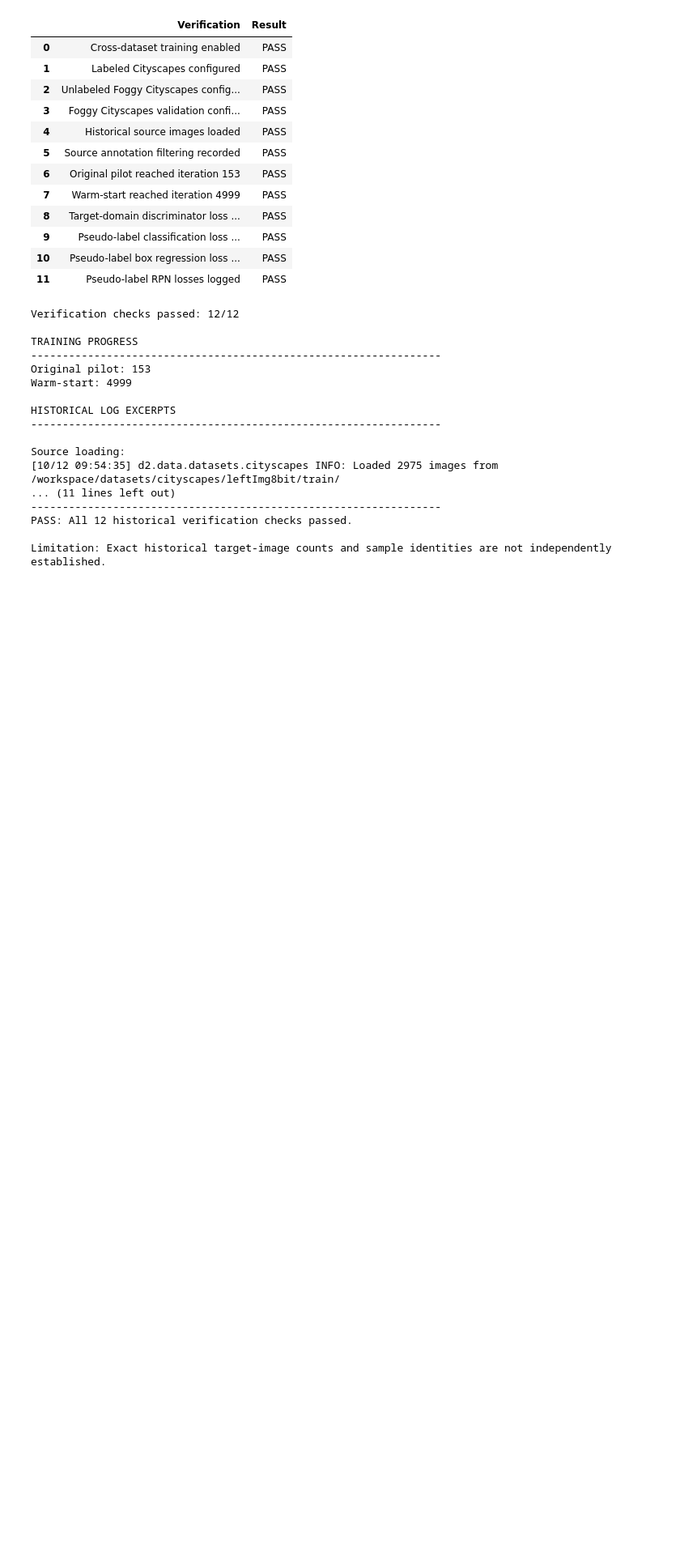
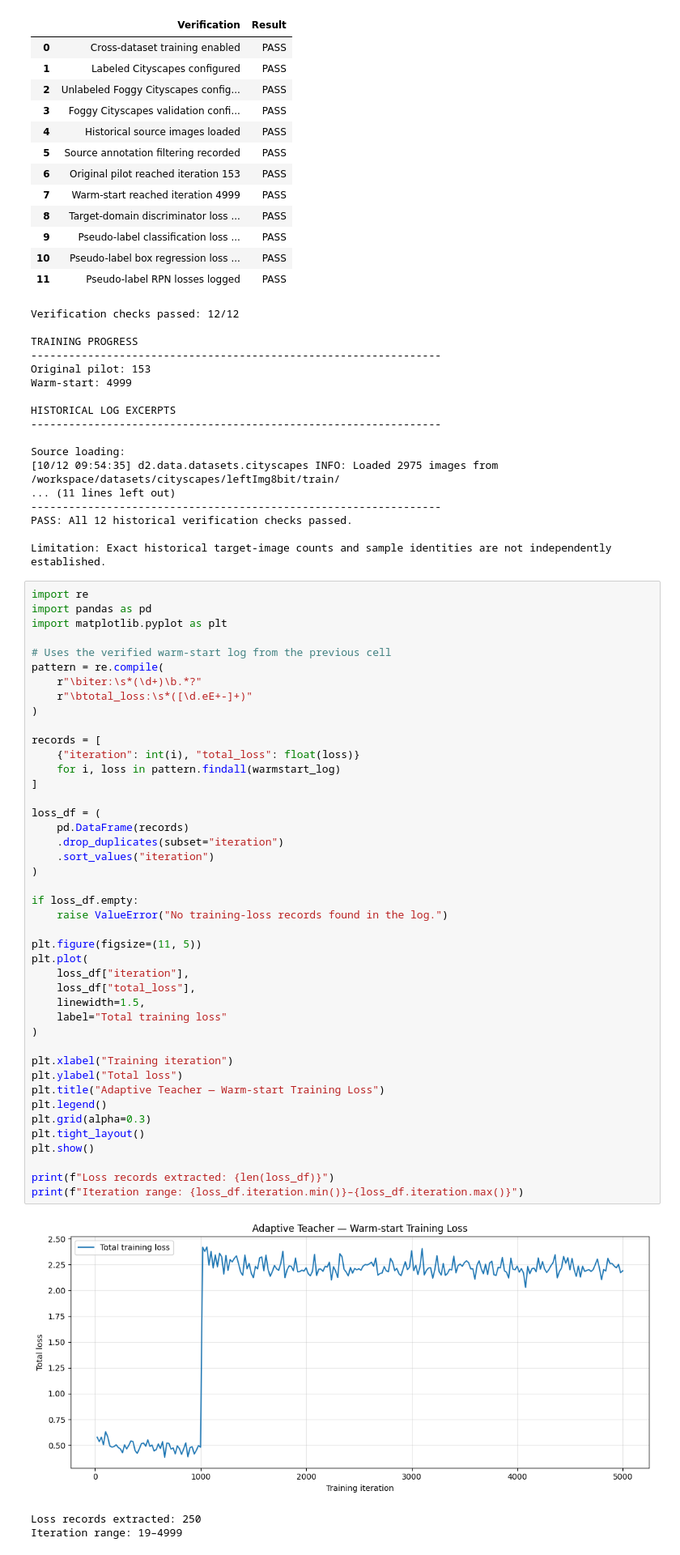
Before and after one commit to mmeraj1/domain-adaptation-object-detection, a Jupyter notebook: Adaptive_teacher_Experiment/Adaptive_Teacher_Final_Checkpoint_Local_Evaluation_CLEANED.ipynb, the cells around one changed output. Shown at 81% size. Cells and saved outputs as stored; diff of their text form; blank space fills up the shorter version.

Commit message:
Add Adaptive Teacher training loss visualization

```diff
--- a/Adaptive_teacher_Experiment/Adaptive_Teacher_Final_Checkpoint_Local_Evaluation_CLEANED.ipynb
+++ b/Adaptive_teacher_Experiment/Adaptive_Teacher_Final_Checkpoint_Local_Evaluation_CLEANED.ipynb
@@ -2000,3 +2000,50 @@ Source loading:
 PASS: All 12 historical verification checks passed.
 
 Limitation: Exact historical target-image counts and sample identities are not independently established.
+# %%
+import re
+import pandas as pd
+import matplotlib.pyplot as plt
+
+# Uses the verified warm-start log from the previous cell
+pattern = re.compile(
+    r"\biter:\s*(\d+)\b.*?"
+    r"\btotal_loss:\s*([\d.eE+-]+)"
+)
+
+records = [
+    {"iteration": int(i), "total_loss": float(loss)}
+    for i, loss in pattern.findall(warmstart_log)
+]
+
+loss_df = (
+    pd.DataFrame(records)
+    .drop_duplicates(subset="iteration")
+    .sort_values("iteration")
+)
+
+if loss_df.empty:
+    raise ValueError("No training-loss records found in the log.")
+
+plt.figure(figsize=(11, 5))
+plt.plot(
+    loss_df["iteration"],
+    loss_df["total_loss"],
+    linewidth=1.5,
+    label="Total training loss"
+)
+
+plt.xlabel("Training iteration")
+plt.ylabel("Total loss")
+plt.title("Adaptive Teacher — Warm-start Training Loss")
+plt.legend()
+plt.grid(alpha=0.3)
+plt.tight_layout()
+plt.show()
+
+print(f"Loss records extracted: {len(loss_df)}")
+print(f"Iteration range: {loss_df.iteration.min()}–{loss_df.iteration.max()}")
+# %% [output]
+[figure, added]
+Loss records extracted: 250
+Iteration range: 19–4999
```
